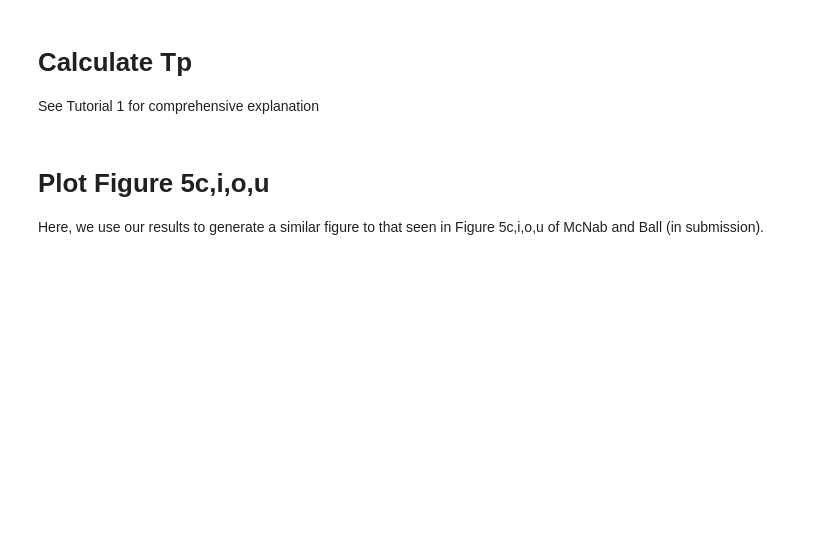
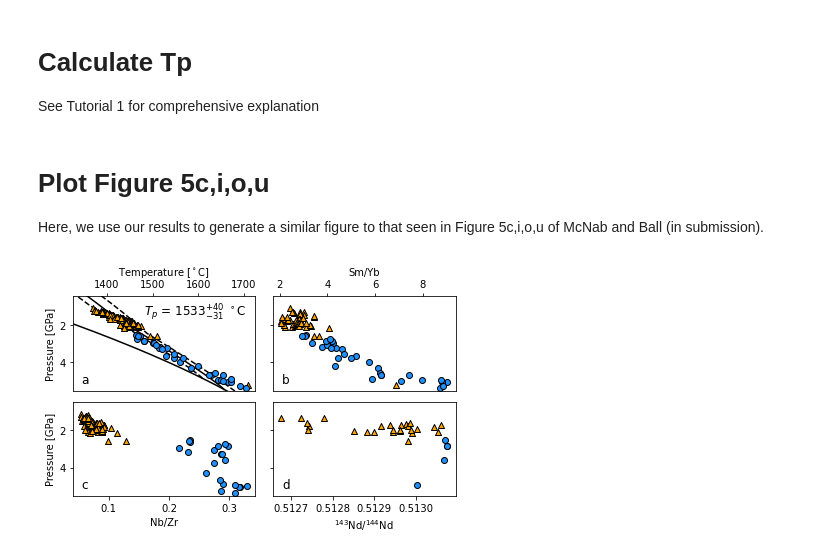
Before and after one commit to fmcnab/meltPT, a Jupyter notebook: docs/source/Tutorial_3.ipynb, the cells around one changed output. Drawn from its saved outputs; the diff is of its cells as text; code cells hidden in the pictures; blank space fills up the shorter version.

```diff
--- a/docs/source/Tutorial_3.ipynb
+++ b/docs/source/Tutorial_3.ipynb
@@ -76,7 +76,7 @@ Here, we use our results to generate a similar figure to that seen in Figure 5c,
 fig, ((ax1, ax2),(ax3, ax4)) = plt.subplots(2,2, sharey=True)
 
 # ------------------
-# ---- Figure 5c
+# ---- Figure 5c (top left)
 # ------------------
 
 # Plot solidus
@@ -85,9 +85,9 @@ ax1.plot(T_sol, P_sol, "k")
 # Plot best fitting melt path
 ax1.plot(s.path.T, s.path.P, "-", color="k", zorder=1)
 
-# # Plot bounding melt paths
-# ax1.plot(s.upper_path.T, s.upper_path.P, "--", color="k", zorder=1)
-# ax1.plot(s.lower_path.T, s.lower_path.P, "--", color="k", zorder=1)
+# Plot bounding melt paths
+ax1.plot(s.upper_path.T, s.upper_path.P, "--", color="k", zorder=1)
+ax1.plot(s.lower_path.T, s.lower_path.P, "--", color="k", zorder=1)
 
 # Plot data
 ax1.scatter(s.PT['T'][s.data['Stage']=="Shield"], s.PT['P'][s.data['Stage']=="Shield"],
@@ -114,7 +114,7 @@ ax1.set_ylim((0.5),(5.5))
 ax1.invert_yaxis()
 
 # ------------------
-# ---- Figure 5i
+# ---- Figure 5i (top right)
 # ------------------
 
 # Plot Data
@@ -141,7 +141,7 @@ ax2.set_ylim((0.5),(5.5))
 ax2.invert_yaxis()
 
 # ------------------
-# ---- Figure 5o
+# ---- Figure 5o (bottom left)
 # ------------------
 
 # plot data
@@ -163,31 +163,33 @@ ax3.set_xlabel("Nb/Zr")
 ax3.set_ylabel("Pressure [GPa]")
 ax3.text(0.05, 0.05, 'c', verticalalignment='bottom',
           horizontalalignment='left', transform=ax3.transAxes, fontsize=12)
 ax3.set_ylim((0.5),(5.5))
 ax3.invert_yaxis()
 
 # ------------------
-# ---- Figure 5u bottom right
+# ---- Figure 5u (bottom right)
 # ------------------
 
 # plot data
 ax4.scatter(s.data.loc[(s.data['143Nd/144Nd']>0.) & (s.data['Stage']=="Shield"), '143Nd/144Nd'],
             s.PT.loc[(s.data['143Nd/144Nd']>0.) & (s.data['Stage']=="Shield"), 'P'],
             marker="^", facecolors="orange", edgecolor="k")
 ax4.scatter(s.data.loc[(s.data['143Nd/144Nd']>0.) & (s.data['Stage']=="Post-Shield"), '143Nd/144Nd'],
             s.PT.loc[(s.data['143Nd/144Nd']>0.) & (s.data['Stage']=="Post-Shield"), 'P'],
             marker="s", facecolors="deeppink", edgecolor="k", zorder=2)
 ax4.scatter(s.data.loc[(s.data['143Nd/144Nd']>0.) & (s.data['Stage']=="Rejuvenated"), '143Nd/144Nd'],
             s.PT.loc[(s.data['143Nd/144Nd']>0.) & (s.data['Stage']=="Rejuvenated"), 'P'],
             marker="o", facecolors="dodgerblue", edgecolor="k")
 
 # organise axes
 ax4.set_xlabel("$^{143}$Nd/$^{144}$Nd")
 ax4.text(0.05, 0.05, 'd', verticalalignment='bottom',
           horizontalalignment='left', transform=ax4.transAxes, fontsize=12)
 ax4.set_ylim((0.5),(5.5))
 ax4.invert_yaxis()
 
 # ---- Finish Plot
 plt.tight_layout()
 plt.show()
+# %% [output]
+[figure, added]
```
